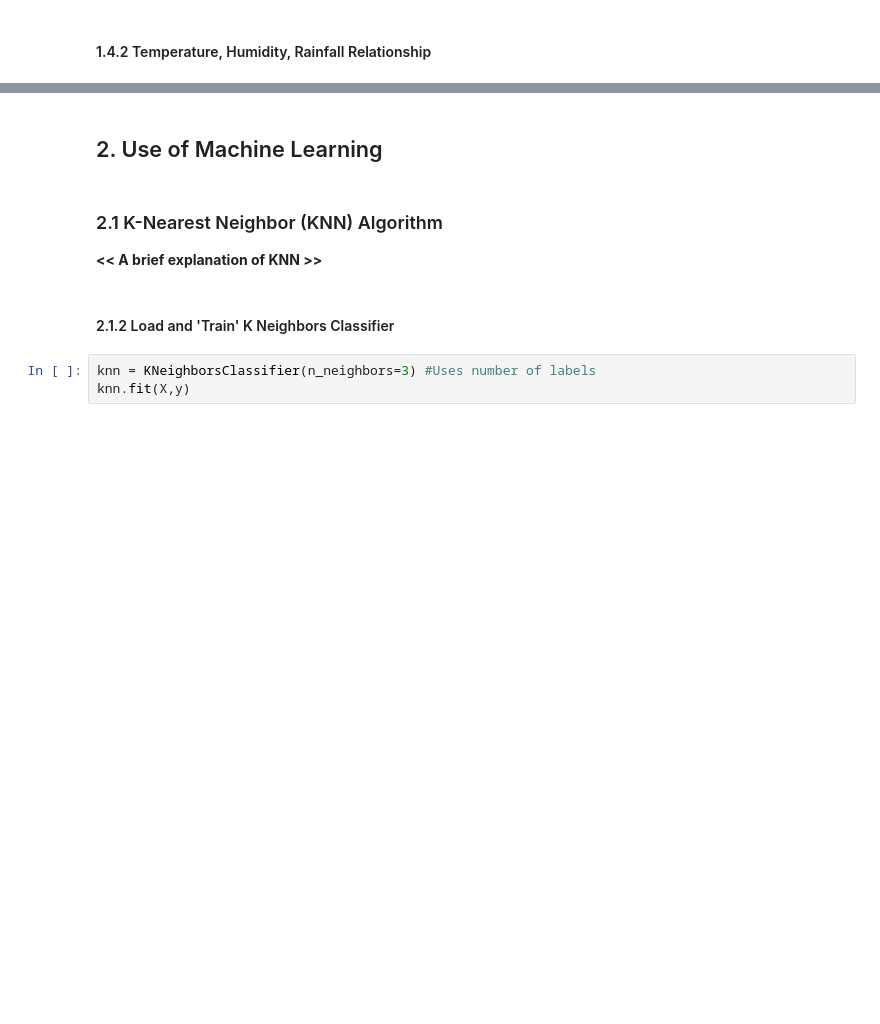
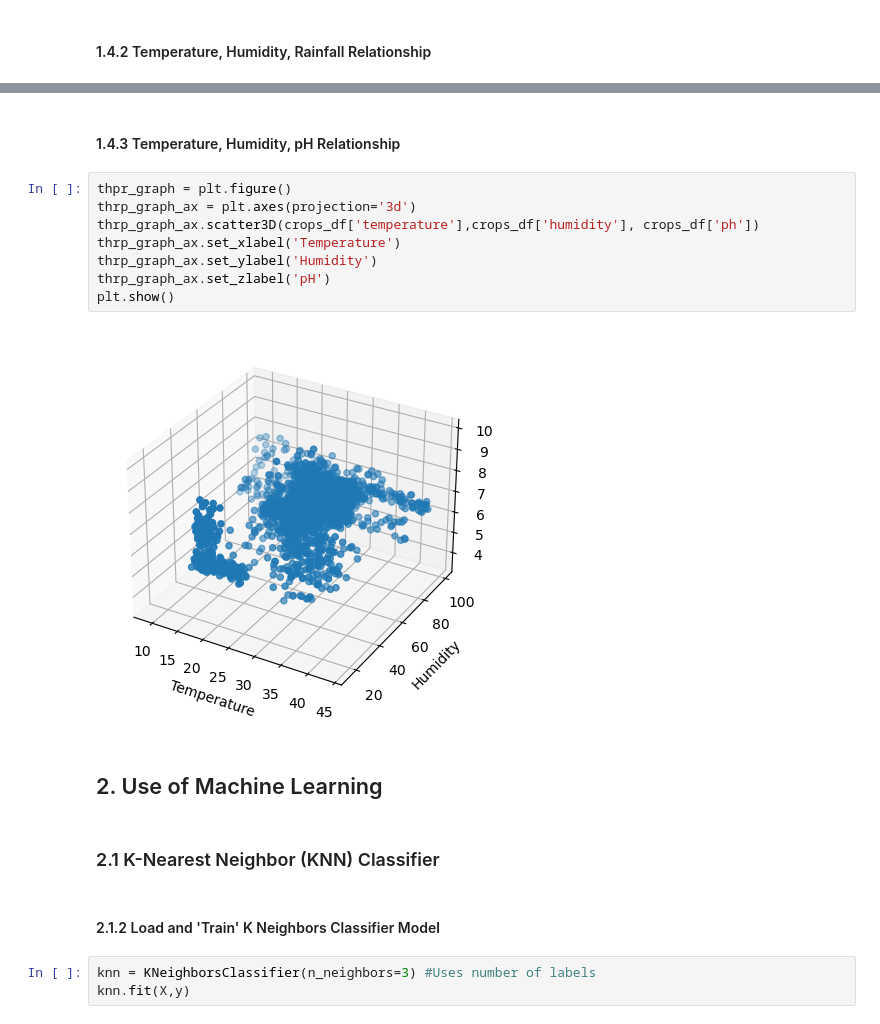
Before and after one commit to jm55/DLSU-Intelligent-Systems, a Jupyter notebook: Machine Learning/notebook-v2.ipynb, the cells around one changed output, grey strips where cells are left out. Drawn from its saved outputs; the diff is of its cells as text; blank space fills up the shorter version.

```diff
--- a/Machine Learning/notebook-v2.ipynb
+++ b/Machine Learning/notebook-v2.ipynb
@@ -221,11 +222,21 @@ plt.show()
+# %% [markdown]
+#### 1.4.3 Temperature, Humidity, pH Relationship
+# %%
+thpr_graph = plt.figure()
+thrp_graph_ax = plt.axes(projection='3d')
+thrp_graph_ax.scatter3D(crops_df['temperature'],crops_df['humidity'], crops_df['ph'])
+thrp_graph_ax.set_xlabel('Temperature')
+thrp_graph_ax.set_ylabel('Humidity')
+thrp_graph_ax.set_zlabel('pH')
+plt.show()
+# %% [output]
+[figure, added]
 # %% [markdown]
 ## 2. Use of Machine Learning
 # %% [markdown]
-### 2.1 K-Nearest Neighbor (KNN) Algorithm
-
-**<< A brief explanation of KNN >>**
+### 2.1 K-Nearest Neighbor (KNN) Classifier
 # %% [markdown]
-#### 2.1.2 Load and 'Train' K Neighbors Classifier
+#### 2.1.2 Load and 'Train' K Neighbors Classifier Model
 # %%
 knn = KNeighborsClassifier(n_neighbors=3) #Uses number of labels
 knn.fit(X,y)
```
Also changed, not shown: parts of 20 cells of this notebook, 2 other files.
